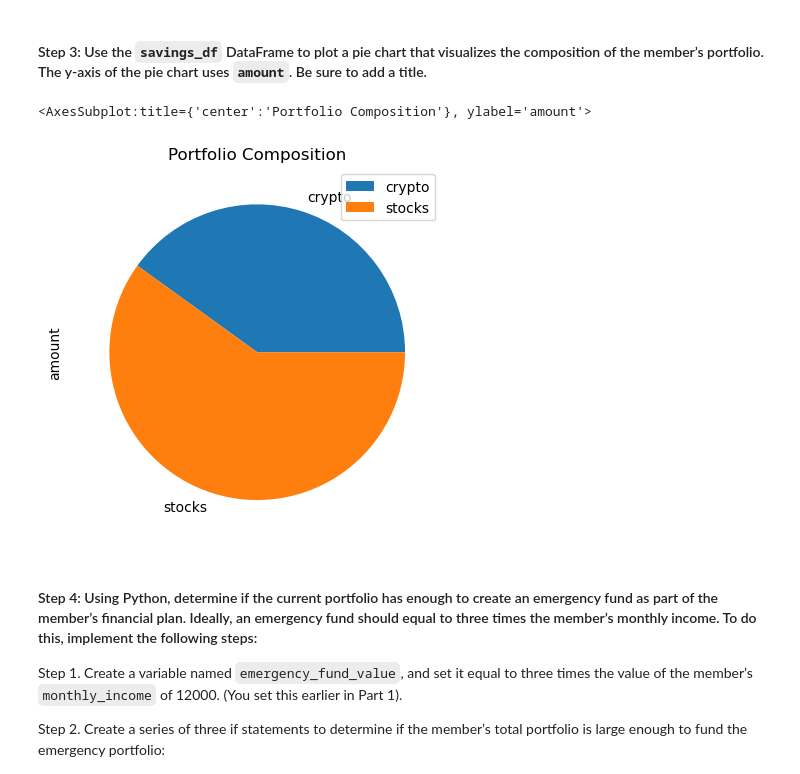
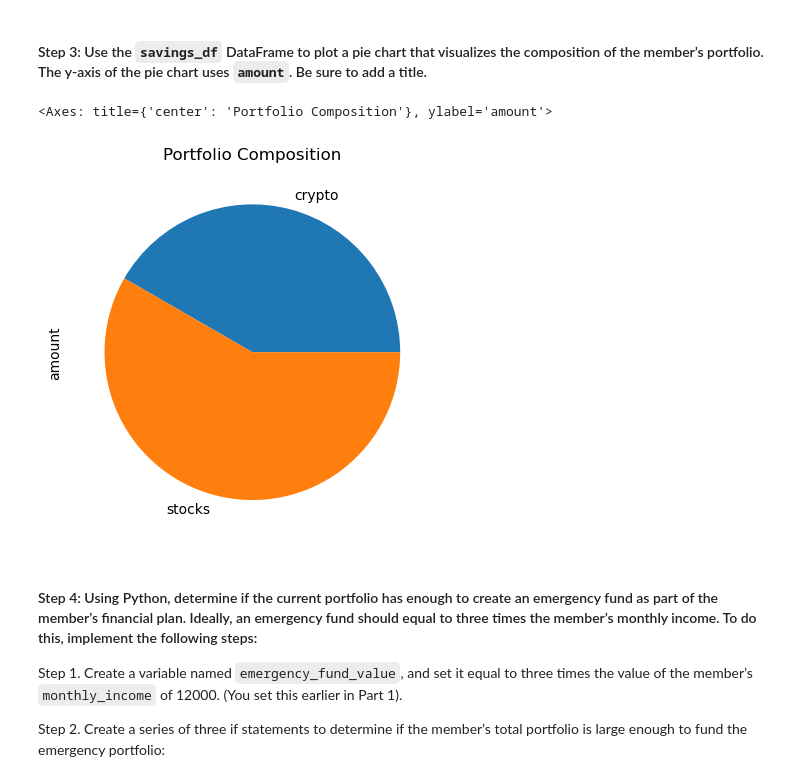
Before and after one commit to bankeiyotaku/FinTechChallenge5, a Jupyter notebook: financial_planning_tools.ipynb, the cells around one changed output. Cells and saved outputs as stored; diff of their text form; code cells hidden in the pictures.

```diff
--- a/financial_planning_tools.ipynb
+++ b/financial_planning_tools.ipynb
@@ -408,12 +421,11 @@ stocks  65098.900
 #### Step 3: Use the `savings_df` DataFrame to plot a pie chart that visualizes the composition of the member’s portfolio. The y-axis of the pie chart uses `amount`. Be sure to add a title.
 # %%
 # Plot the total value of the member's portfolio (crypto and stock/bond) in a pie chart
-# YOUR CODE HERE
 
-savings_df.plot.pie(y="amount", title="Portfolio Composition")
+savings_df.plot.pie(y="amount", title="Portfolio Composition" ,legend=False)
 # %% [output]
-<AxesSubplot:title={'center':'Portfolio Composition'}, ylabel='amount'>
+<Axes: title={'center': 'Portfolio Composition'}, ylabel='amount'>
-[figure, old version]
+[figure, new version]
 # %% [markdown]
 #### Step 4: Using Python, determine if the current portfolio has enough to create an emergency fund as part of the member’s financial plan. Ideally, an emergency fund should equal to three times the member’s monthly income. To do this, implement the following steps:
 
```
Also changed, not shown: parts of 36 cells of this notebook, 1 other file.
